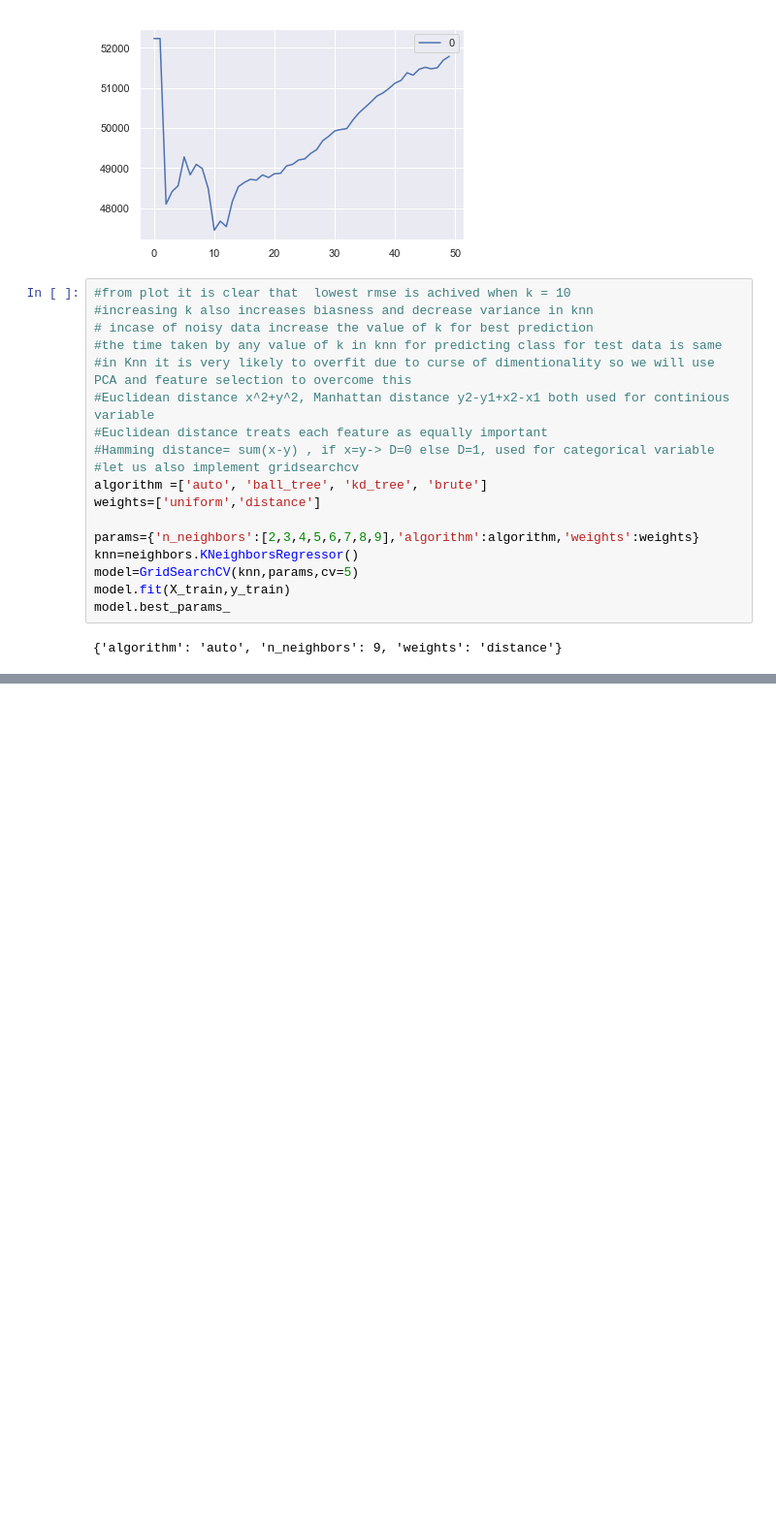
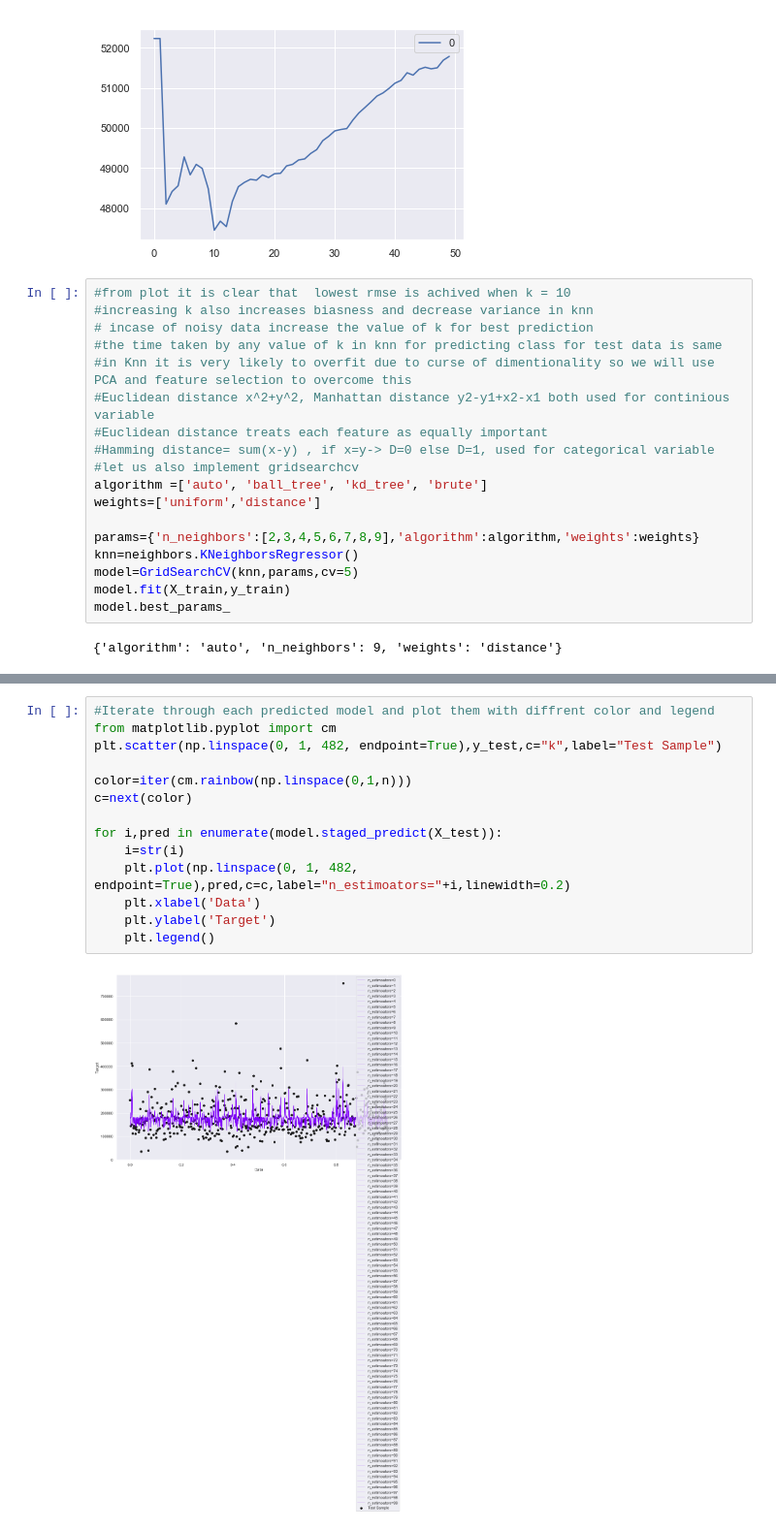
Before and after one commit to vivekkr970/MachineLearn, a Jupyter notebook: HousePricePrediction/Kaggle_House_Price_Prediction.ipynb, the cells around one changed output, grey strips where cells are left out. Shown at 97% size. Cells and saved outputs as stored; diff of their text form; blank space fills up the shorter version.

```diff
--- a/HousePricePrediction/Kaggle_House_Price_Prediction.ipynb
+++ b/HousePricePrediction/Kaggle_House_Price_Prediction.ipynb
@@ -1017,0 +1267,16 @@ model.best_params_
+# %%
+#Iterate through each predicted model and plot them with diffrent color and legend
+from matplotlib.pyplot import cm
+plt.scatter(np.linspace(0, 1, 482, endpoint=True),y_test,c="k",label="Test Sample")
+
+color=iter(cm.rainbow(np.linspace(0,1,n)))
+c=next(color)
+
+for i,pred in enumerate(model.staged_predict(X_test)):
+    i=str(i)
+    plt.plot(np.linspace(0, 1, 482, endpoint=True),pred,c=c,label="n_estimoators="+i,linewidth=0.2)
+    plt.xlabel('Data')
+    plt.ylabel('Target')
+    plt.legend()
+# %% [output]
+[figure, added]
```
Also changed, not shown: parts of 16 cells of this notebook.
